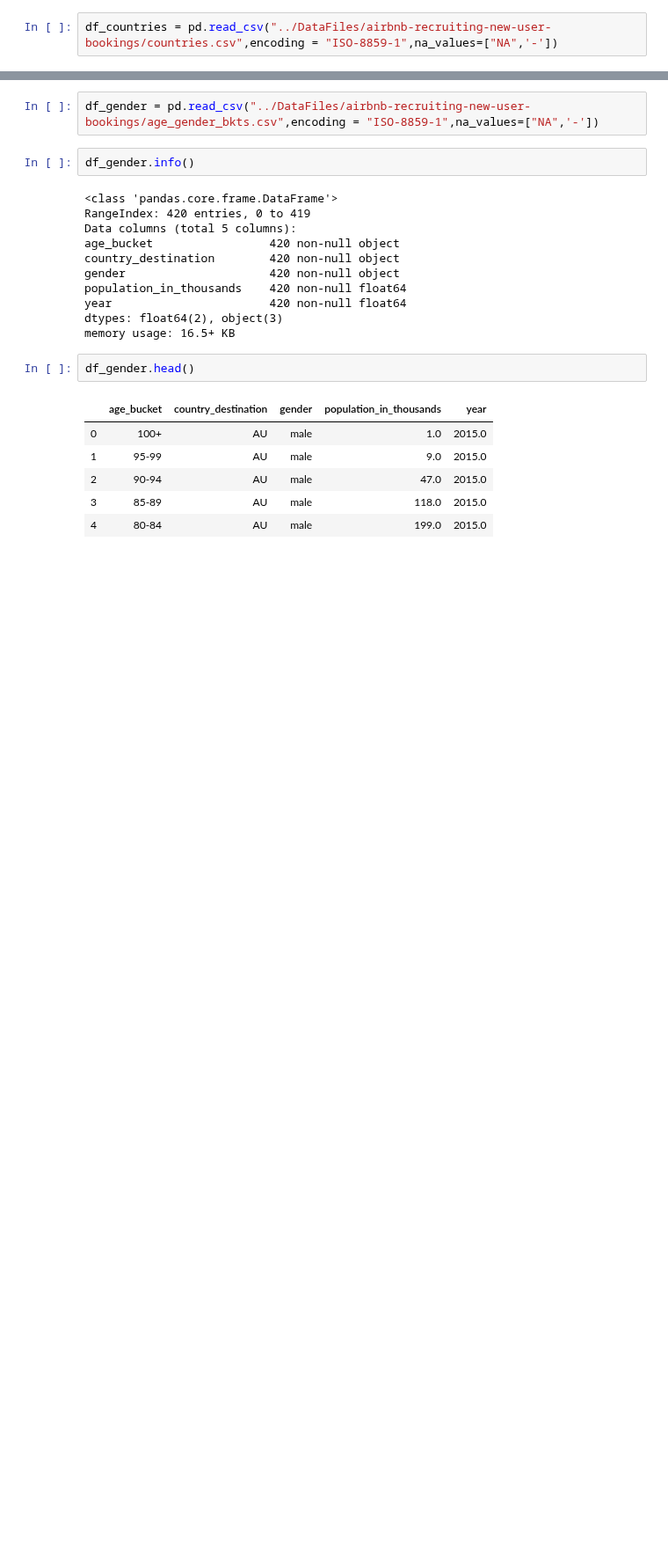
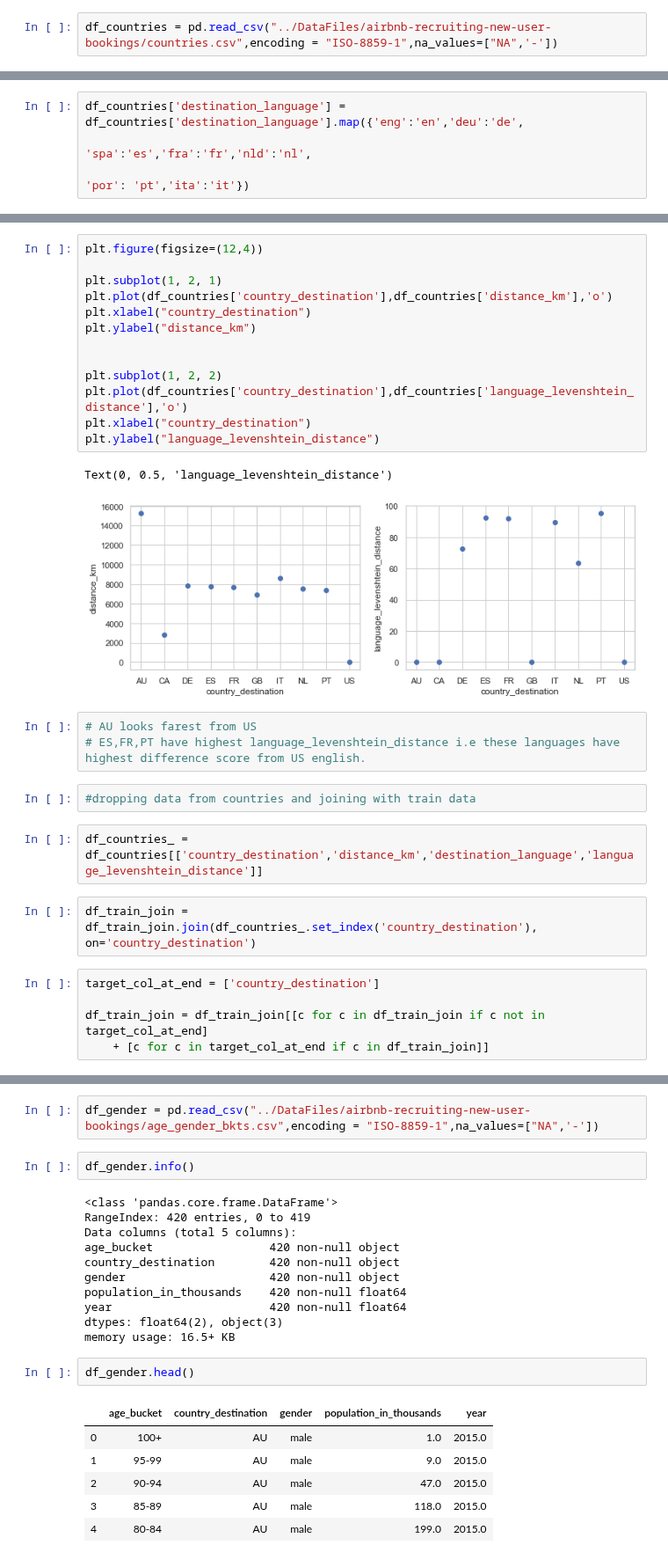
Before and after one commit to Anandpatil412/DSC, a Jupyter notebook: CapstoneProject2/DataCleaning/DataCleaning.ipynb, the cells around one changed output, grey strips where cells are left out. Shown at 88% size. Saved outputs shown, nothing was run; the diff lists cells and outputs as text; blank space fills up the shorter version.

```diff
--- a/CapstoneProject2/DataCleaning/DataCleaning.ipynb
+++ b/CapstoneProject2/DataCleaning/DataCleaning.ipynb
@@ -89,0 +240,4 @@ df_countries.head()
+# %%
+df_countries['destination_language'] = df_countries['destination_language'].map({'eng':'en','deu':'de',
+                                                                                 'spa':'es','fra':'fr','nld':'nl',
+                                                                                 'por': 'pt','ita':'it'})
@@ -89,0 +253,30 @@ df_countries.head()
+# %%
+plt.figure(figsize=(12,4))
+
+plt.subplot(1, 2, 1)
+plt.plot(df_countries['country_destination'],df_countries['distance_km'],'o')
+plt.xlabel("country_destination")
+plt.ylabel("distance_km")
+
+
+plt.subplot(1, 2, 2)
+plt.plot(df_countries['country_destination'],df_countries['language_levenshtein_distance'],'o')
+plt.xlabel("country_destination")
+plt.ylabel("language_levenshtein_distance")
+# %% [output]
+Text(0, 0.5, 'language_levenshtein_distance')
+[figure, added]
+# %%
+# AU looks farest from US
+# ES,FR,PT have highest language_levenshtein_distance i.e these languages have highest difference score from US english.
+# %%
+#dropping data from countries and joining with train data
+# %%
+df_countries_ = df_countries[['country_destination','distance_km','destination_language','language_levenshtein_distance']]
+# %%
+df_train_join = df_train_join.join(df_countries_.set_index('country_destination'), on='country_destination')
+# %%
+target_col_at_end = ['country_destination']
+
+df_train_join = df_train_join[[c for c in df_train_join if c not in target_col_at_end]
+    + [c for c in target_col_at_end if c in df_train_join]]
```
Also changed, not shown: parts of 49 cells of this notebook.
